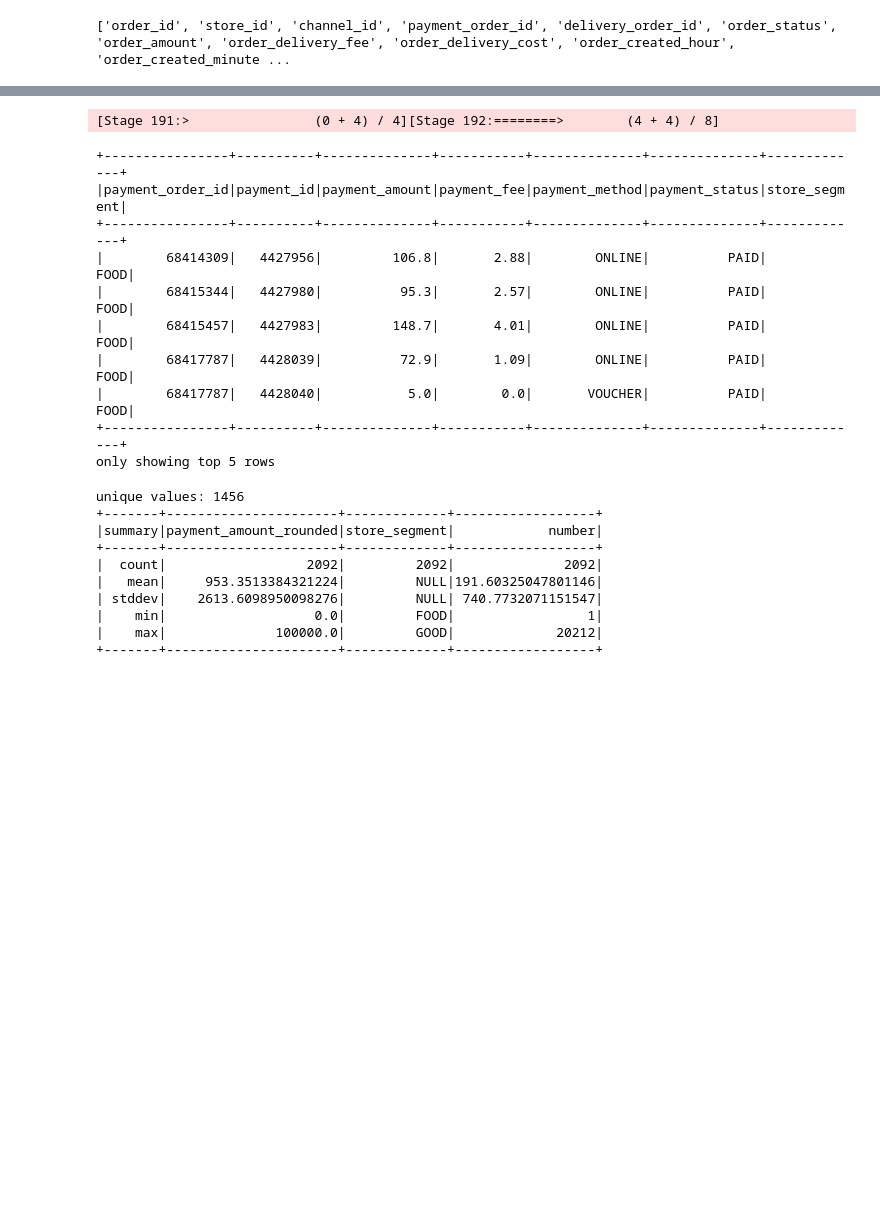
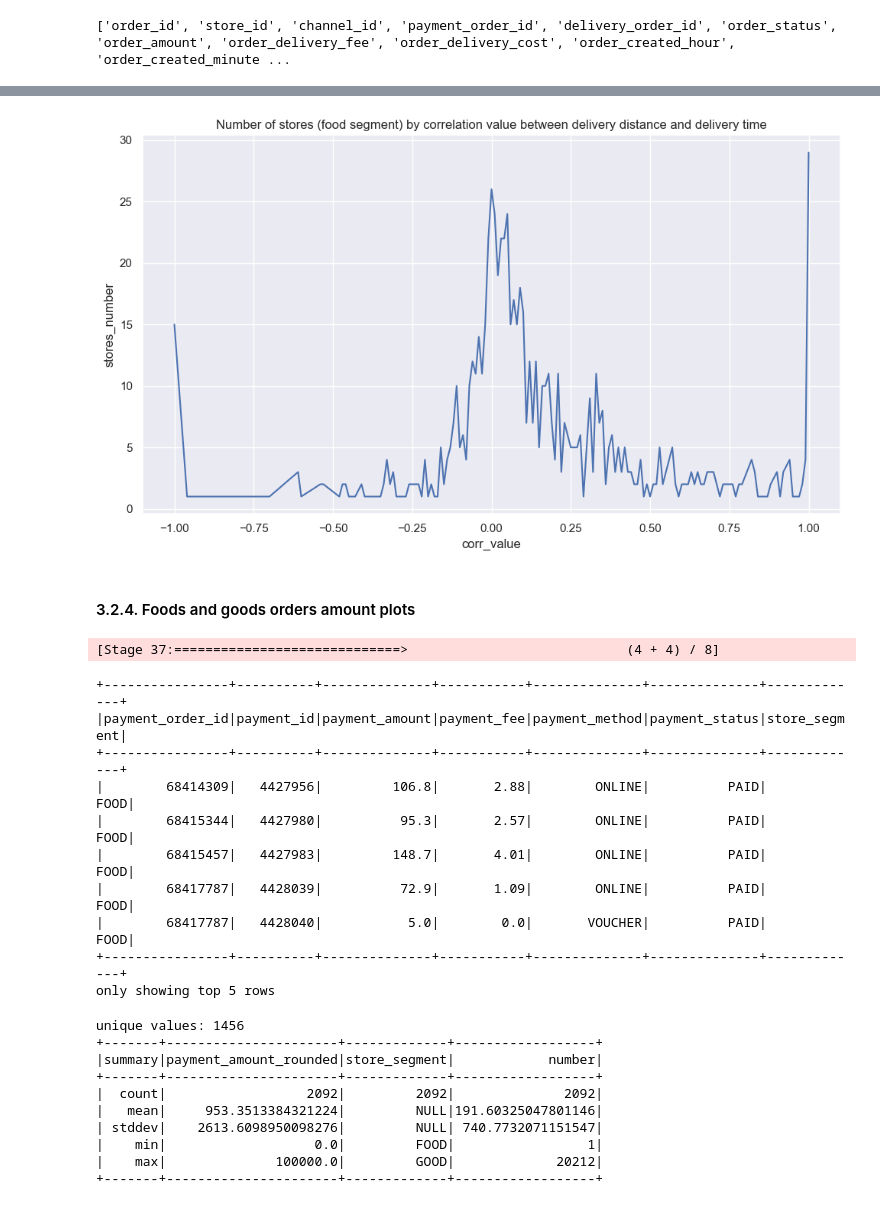
Before and after one commit to MOlowski/orders-in-Brazil, a Jupyter notebook: datasets_inspection.ipynb, the cells around one changed output, grey strips where cells are left out. Cells and saved outputs as stored; diff of their text form; code cells hidden in the pictures; blank space fills up the shorter version.

```diff
--- a/datasets_inspection.ipynb
+++ b/datasets_inspection.ipynb
@@ -387,0 +556,15 @@ only showing top 20 rows
+# %%
+### calculating correlation between delivery time and distance for each store
+
+stores = delivery_time.select('store_id').distinct()
+distance_to_time = delivery_time.select('store_id', 'delivery_distance_meters', 'delivery_time')
+corrs = {}
+now = datetime.now()
+for idx, row in enumerate(stores.collect(), start=1):
+    if idx%100==0:
+        print(idx)
+
+    temp_df = distance_to_time.filter(distance_to_time['store_id']==row['store_id'])
+
+    corrs[row['store_id']] = temp_df.corr('delivery_distance_meters', 'delivery_time')
+print(f"endtime {datetime.now()-now}")
@@ -387,0 +581,14 @@ only showing top 20 rows
+# %%
+### saving csv file with correlations values to hfds
+import csv
+
+corrs = dict(sorted(corrs.items(), key=lambda item: item[1], reverse= True))
+
+# Path to save the CSV file locally
+local_path = "/tmp/distance_to_time_corr_per_store.csv"
+
+# Write dictionary to a CSV file
+with open(local_path, 'w') as f:
+    writer = csv.writer(f)
+    for key, value in corrs.items():
+        writer.writerow([key, value])
@@ -387,0 +603,9 @@ only showing top 20 rows
+# %%
+### prepare data for plotting
+import pandas as pd
+
+corrs_rounded = {key:round(value, 2) for key, value in corrs.items()}
+df = pd.DataFrame(list(corrs_rounded.items()), columns=['store_id', 'corr_value'])
+
+df_1 = df.groupby('corr_value').agg(stores_number=('store_id', 'count')).reset_index()
+df_1.head()
@@ -388,9 +619,31 @@ only showing top 20 rows
+# %%
+### Number of stores (food segment) by correlation value between delivery distance and delivery time
+sns.set(rc={'figure.figsize':(10, 6)})
+sns.lineplot(data=df_1, x='corr_value', y='stores_number')
+plt.title('Number of stores (food segment) by correlation value between delivery distance and delivery time')
+plt.tight_layout()
+plt.show()
+# %% [output]
+[figure, added]
+# %% [markdown]
+#### 3.2.4. Foods and goods orders amount plots
 # %%
-order_pay = order_m.select('payment_order_id','store_segment')
-payments = payments.join(order_pay, 'payment_order_id', 'inner')
+### get store segment into payments dataset
+orders = dfs['orders']
+orders_s = orders.join(stores, 'store_id', 'left')
+orders_p = orders_s.join(payments, 'payment_order_id', 'left')
+orders_done = orders_p.select('order_id',
+                              'store_id',
+                              'payment_order_id',
+                              'order_status',
+                              'store_segment',
+                              'payment_status'
+                              ).filter((orders_p['payment_status']=='PAID') &
+                                       (orders_p['order_status']=='FINISHED'))
+payments = payments.join(orders_done, 'payment_order_id', 'inner')
 payments.show(5)
 # %% [output]
-[Stage 191:>                (0 + 4) / 4][Stage 192:========>        (4 + 4) / 8]
+[Stage 37:=============================>                            (4 + 4) / 8]
 +----------------+----------+--------------+-----------+--------------+--------------+-------------+
 |payment_order_id|payment_id|payment_amount|payment_fee|payment_method|payment_status|store_segment|
 +----------------+----------+--------------+-----------+--------------+--------------+-------------+
```
Also changed, not shown: parts of 57 cells of this notebook.
